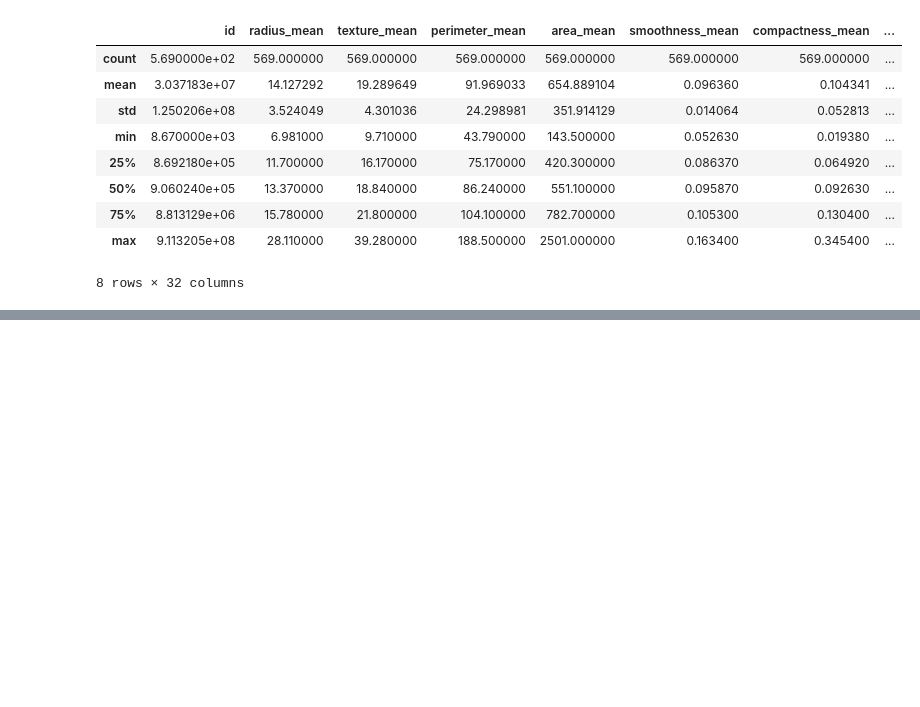
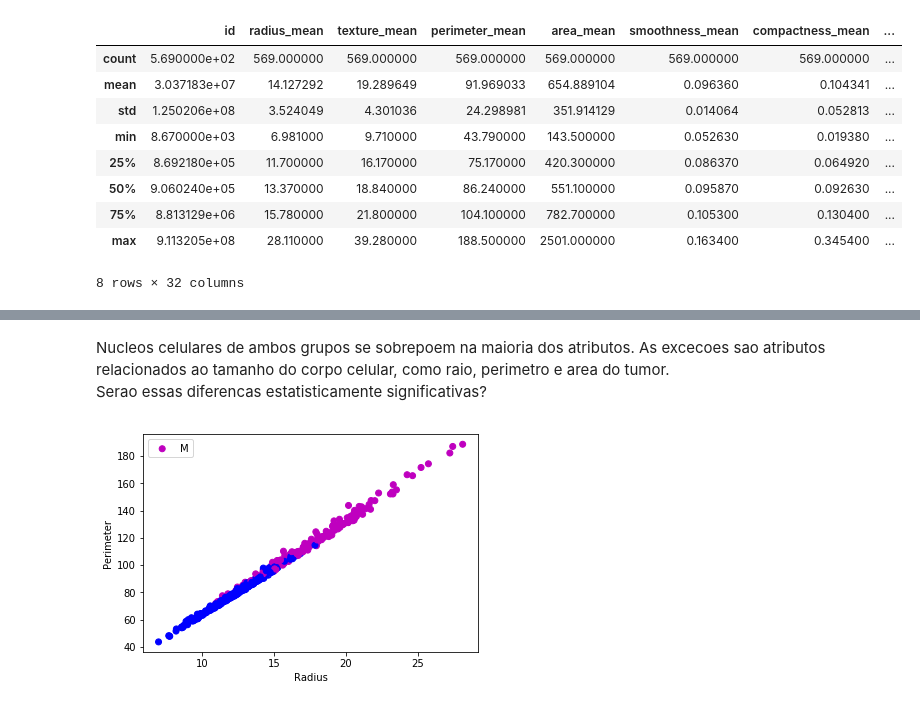
Before and after one commit to mouradap/breast_cancer, a Jupyter notebook: Dados.ipynb, the cells around one changed output, grey strips where cells are left out. Drawn from its saved outputs; the diff is of its cells as text; code cells hidden in the pictures; blank space fills up the shorter version.

Commit message:
Fiz uma analise superficial dos dados, ainda sem estatistica.

```diff
--- a/Dados.ipynb
+++ b/Dados.ipynb
@@ -8,7 +8,7 @@ import plotly.express as px
 # %% [markdown]
 # Importando os dados do arquivo para uma matriz do pandas
 # %%
-dados = pd.read_csv('origin/data.csv')
+dados = pd.read_csv('data.csv')
 # %%
 dados #Visualizando a tabela
 # %% [output]
@@ -290,0 +142,13 @@ data[:,0] = labelencoder.fit_transform(previsores[:,0])
+# %% [markdown]
+Nucleos celulares de ambos grupos se sobrepoem na maioria dos atributos. As excecoes sao atributos relacionados ao tamanho do corpo celular, como raio, perimetro e area do tumor.<br>
+Serao essas diferencas estatisticamente significativas?
+# %%
+#Utilizando a razao entre raio e perimetro para visualizar a diferenciacao dos grupos.
+
+plt.scatter(dados.radius_mean, dados.perimeter_mean, color = dados.diagnosis)
+plt.xlabel('Radius')
+plt.ylabel('Perimeter')
+plt.legend(dados.diagnosis)
+plt.show()
+# %% [output]
+[figure, added]
```
Also changed, not shown: parts of 46 cells of this notebook.
